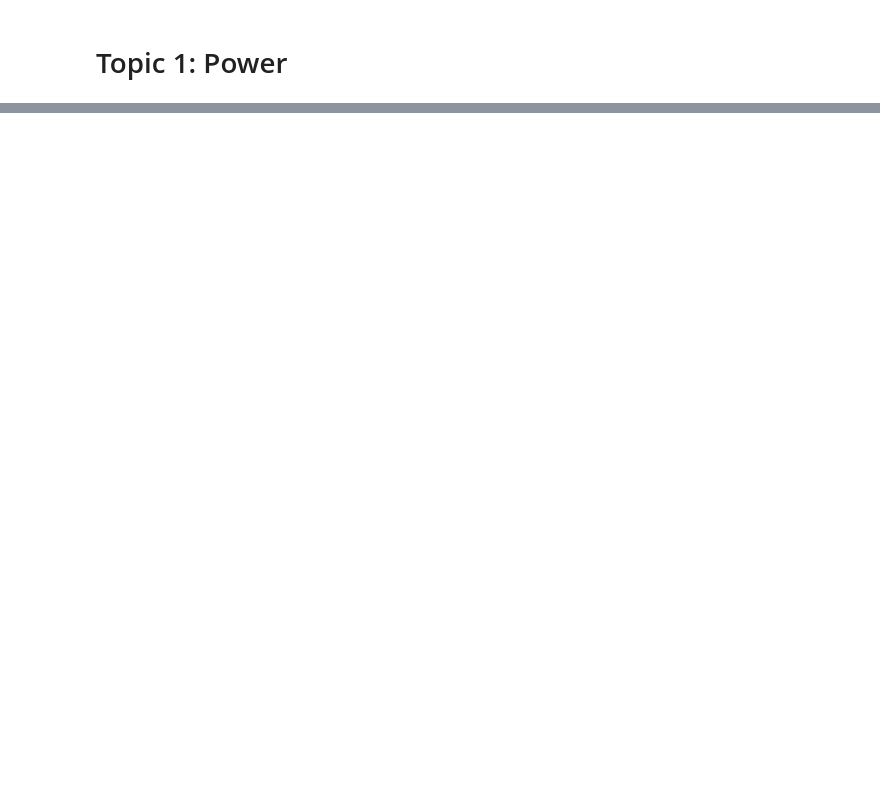
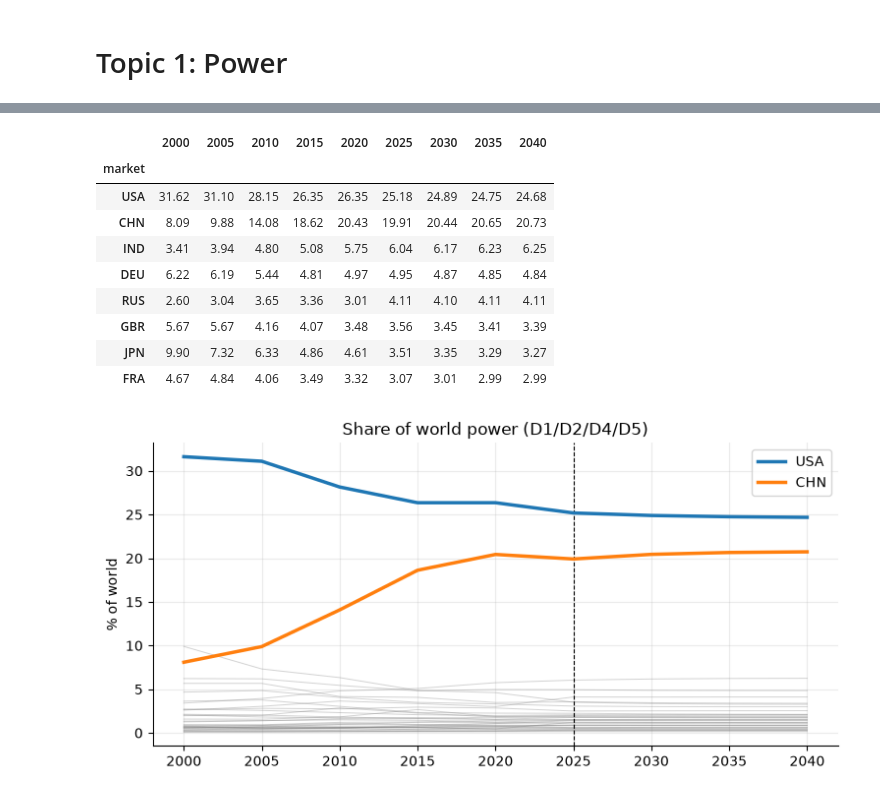
Before and after one commit to DungGojo/World-Foresight-Framework-2040, a Jupyter notebook: Data Preparation/Data Analysis.ipynb, the cells around one changed output, grey strips where cells are left out. Saved outputs shown, nothing was run; the diff lists cells and outputs as text; code cells hidden in the pictures; blank space fills up the shorter version.

```diff
--- a/Data Preparation/Data Analysis.ipynb
+++ b/Data Preparation/Data Analysis.ipynb
@@ -86,0 +70,18 @@ statistical_data.head(5)
+# %%
+# How much of each series' historical growth survives into the forecast?
+damping_check = []
+for pid in ["D142", "D62", "D59", "D60", "D22", "D26", "D104", "D83"]:
+    for mkt in ["GLO", "USA", "CHN", "IND"]:
+        row = af.growth_profile(full_data_to_2040, [pid], market=mkt, history_start=2010)
+        if len(row) and pd.notna(row["hist_cagr_pct"].iloc[0]):
+            damping_check.append({
+                "id": pid, "market": mkt,
+                "hist_cagr_pct": row["hist_cagr_pct"].iloc[0],
+                "fwd_cagr_pct": row["fwd_cagr_pct"].iloc[0],
+            })
+
+damping_check = pd.DataFrame(damping_check)
+damping_check["retained"] = (damping_check["fwd_cagr_pct"] / damping_check["hist_cagr_pct"]).round(2)
+
+print(f"median share of historical growth retained: {damping_check['retained'].median():.0%}")
+display(damping_check)
@@ -538,0 +141,9 @@ Technology -> USA 42%, CHN 22%, DEU 6%
+# %%
+Q1_SCORE_IDS = ["D1", "D2", "D3", "D4", "D5"]
+Q1_SHARE_IDS = ["D1", "D2", "D4", "D5"]
+
+q1_direction_config = [{"id": pid, "direction": "positive"} for pid in Q1_SCORE_IDS]
+
+for label, data in ANCHORS.items():
+    ranking = af.rank_market_relevance(data[data["id"].isin(Q1_SCORE_IDS)], q1_direction_config)
+    print(label, "->", ", ".join(f"{r.market}" for r in ranking.head(8).itertuples()))
@@ -538,0 +170,30 @@ Technology -> USA 42%, CHN 22%, DEU 6%
+# %%
+# Full trajectory 2000 -> 2040: when did the redistribution actually happen?
+YEARS = [2000, 2005, 2010, 2015, 2020, 2025, 2030, 2035, 2040]
+
+share_path = af.share_trajectory(full_data_to_2040, Q1_SHARE_IDS, YEARS)
+display(share_path.head(8))
+
+fig, ax = plt.subplots()
+for mkt in share_path.index:
+    if mkt in ("USA", "CHN"):
+        ax.plot(YEARS, share_path.loc[mkt], lw=2.5, label=mkt, zorder=3)
+    else:
+        ax.plot(YEARS, share_path.loc[mkt], lw=0.7, color="grey", alpha=0.35)
+ax.axvline(2025, ls="--", c="k", lw=0.8)
+ax.set_title("Share of world power (D1/D2/D4/D5)")
+ax.set_ylabel("% of world")
+ax.legend()
+plt.show()
+# %% [output]
+|  | 2000 | 2005 | 2010 | 2015 | 2020 | 2025 | 2030 | 2035 | 2040 |
+| market |  |  |  |  |  |  |  |  |  |
+| USA | 31.62 | 31.10 | 28.15 | 26.35 | 26.35 | 25.18 | 24.89 | 24.75 | 24.68 |
+| CHN | 8.09 | 9.88 | 14.08 | 18.62 | 20.43 | 19.91 | 20.44 | 20.65 | 20.73 |
+| IND | 3.41 | 3.94 | 4.80 | 5.08 | 5.75 | 6.04 | 6.17 | 6.23 | 6.25 |
+| DEU | 6.22 | 6.19 | 5.44 | 4.81 | 4.97 | 4.95 | 4.87 | 4.85 | 4.84 |
+| RUS | 2.60 | 3.04 | 3.65 | 3.36 | 3.01 | 4.11 | 4.10 | 4.11 | 4.11 |
+| GBR | 5.67 | 5.67 | 4.16 | 4.07 | 3.48 | 3.56 | 3.45 | 3.41 | 3.39 |
+| JPN | 9.90 | 7.32 | 6.33 | 4.86 | 4.61 | 3.51 | 3.35 | 3.29 | 3.27 |
+| FRA | 4.67 | 4.84 | 4.06 | 3.49 | 3.32 | 3.07 | 3.01 | 2.99 | 2.99 |
+[figure, added]
```
Also changed, not shown: parts of 115 cells of this notebook, 41 other files.
